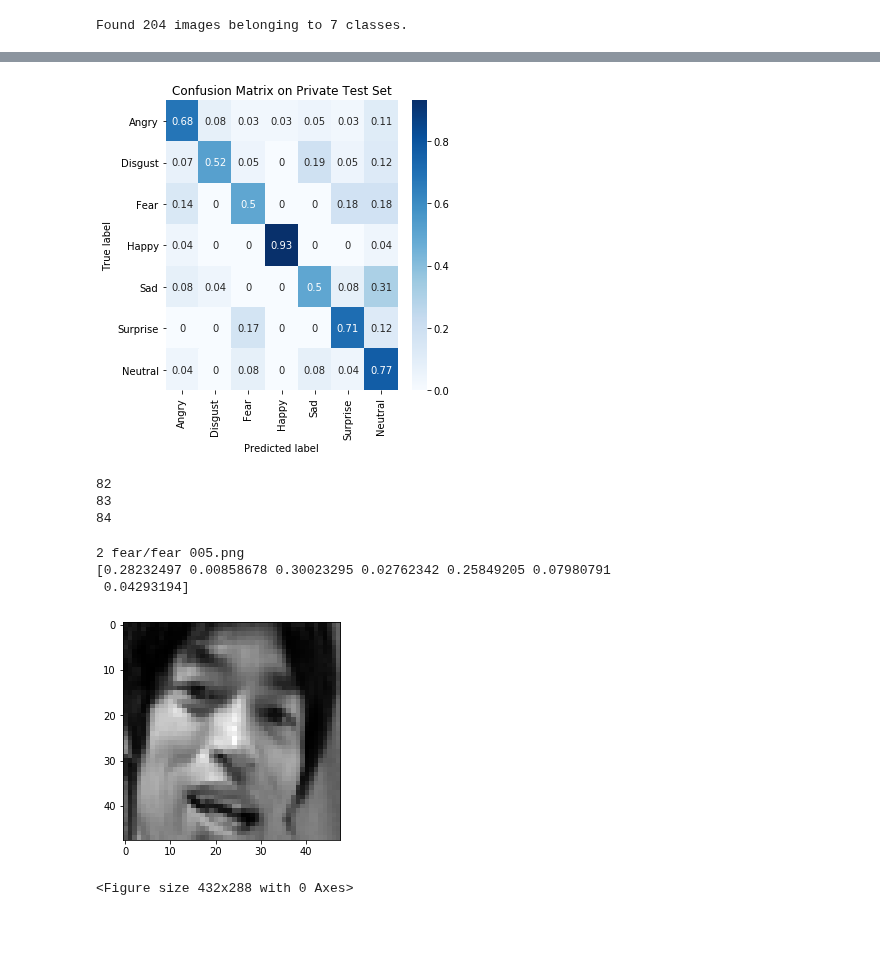
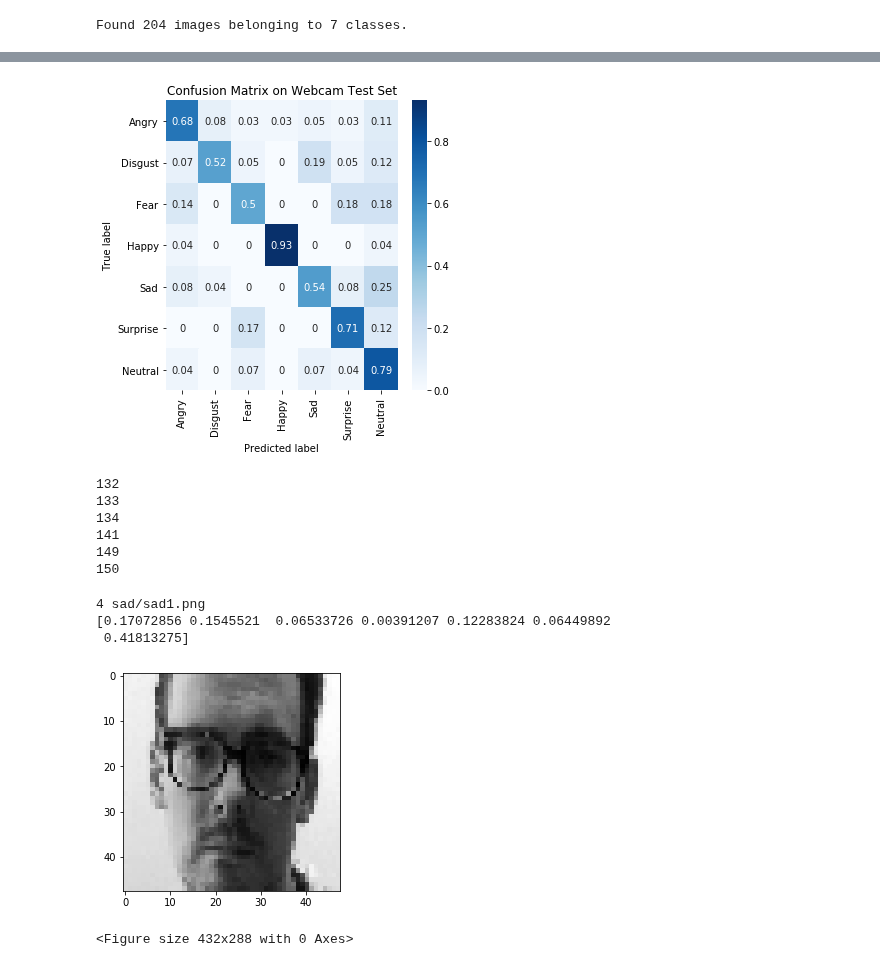
Before and after one commit to amilkh/cs230-fer, a Jupyter notebook: fer2013.ipynb, the cells around one changed output, grey strips where cells are left out. Drawn from its saved outputs; the diff is of its cells as text; code cells hidden in the pictures; blank space fills up the shorter version.

```diff
--- a/fer2013.ipynb
+++ b/fer2013.ipynb
@@ -77,12 +77,12 @@ cmat_df_test=pd.DataFrame(
 plt.figure(figsize=(5,5))
 heatmap(cmat_df_test,annot=True,cmap=plt.cm.Blues)
 plt.tight_layout()
-plt.title('Confusion Matrix on Private Test Set')
+plt.title('Confusion Matrix on Webcam Test Set')
 plt.ylabel('True label')
 plt.xlabel('Predicted label')
 plt.show()
 # %% [output]
-[figure, old version]
+[figure, new version]
 # %%
 # angry: many images classified like this
 # disgust: not many images classified disgust
@@ -95,22 +95,25 @@ plt.show()
 emotions = {0:'Angry', 1:'Disgust', 2:'Fear', 3:'Happy', 4:'Sad', 5:'Surprise', 6:'Neutral'}
 # %%
 for i in range(0, len(y_pred)):
-  if emotions[y_true[i]] == 'Fear' and emotions[y_pred[i]] == 'Angry':
+  if emotions[y_true[i]] == 'Sad' and emotions[y_pred[i]] == 'Neutral':
       print(i)
 # %% [output]
-82
-83
-84
+132
+133
+134
+141
+149
+150
 # %%
-i=85
+i=149
 
 print(X_dev_gen.filenames[i])
 plt.imshow(X_dev[i].reshape(48,48),cmap='gray')
 plt.figure()
 print(y_pred_probs[i])
 # %% [output]
-2 fear/fear 005.png
-[0.28232497 0.00858678 0.30023295 0.02762342 0.25849205 0.07980791
- 0.04293194]
+4 sad/sad1.png
+[0.17072856 0.1545521  0.06533726 0.00391207 0.12283824 0.06449892
+ 0.41813275]
-[figure, old version]
+[figure, new version]
 <Figure size 432x288 with 0 Axes>
```
Also changed, not shown: parts of 1 cell of this notebook.
